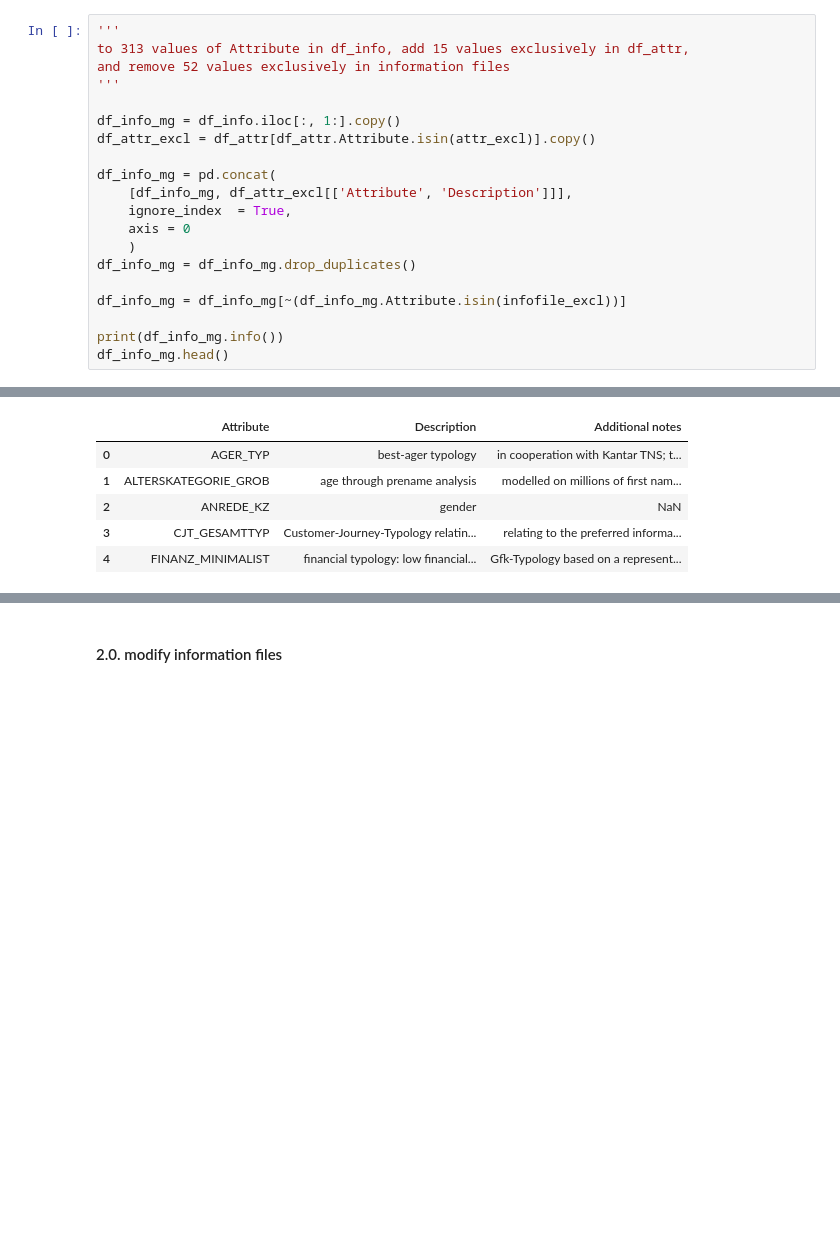
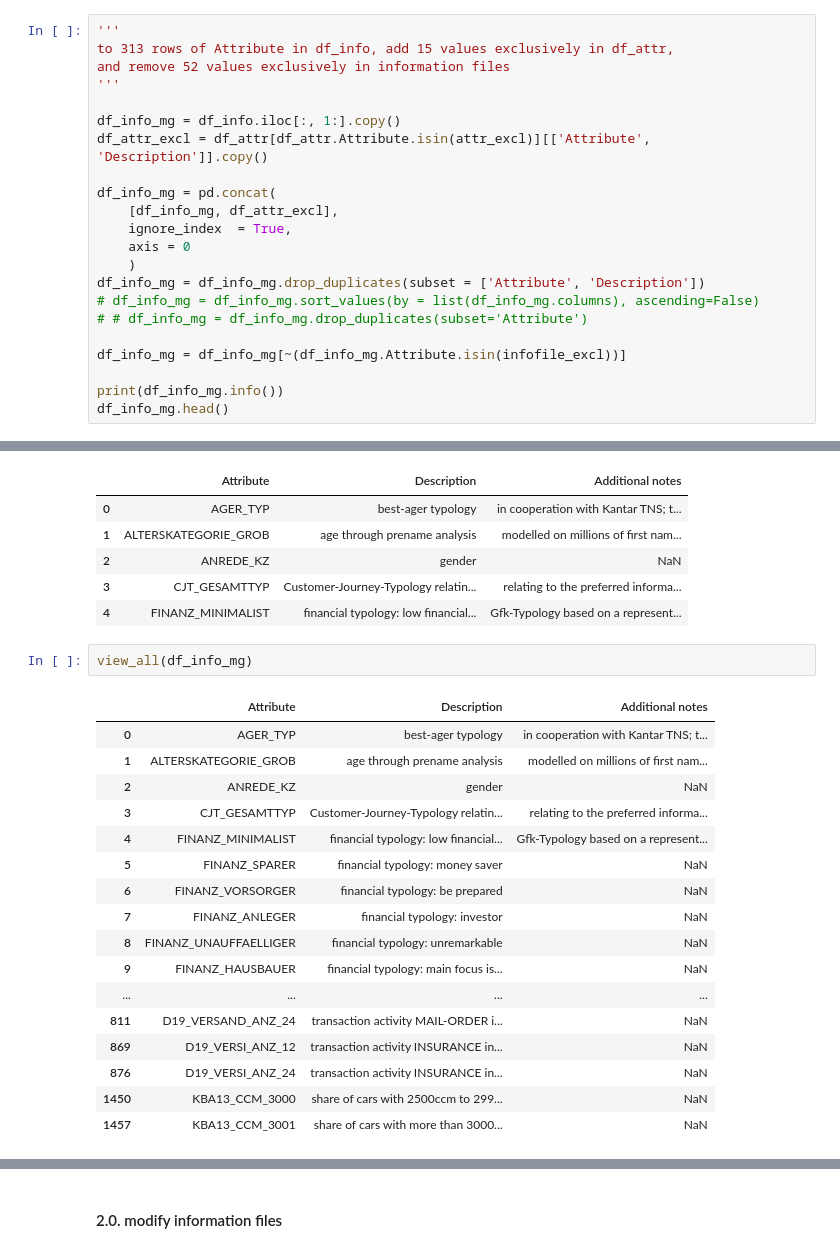
Before and after one commit to jaeyoun-chang/u_city_capstone, a Jupyter notebook: Arvato Project Workbook.ipynb, the cells around one changed output, grey strips where cells are left out. Saved outputs shown, nothing was run; the diff lists cells and outputs as text; blank space fills up the shorter version.

```diff
--- a/Arvato Project Workbook.ipynb
+++ b/Arvato Project Workbook.ipynb
@@ -443,19 +463,21 @@ print (len(infofile_excl), 'Attribute value(s) exclusively in information files:
 #### 2.1 merge information files for exploration
 # %%
 '''
-to 313 values of Attribute in df_info, add 15 values exclusively in df_attr,
+to 313 rows of Attribute in df_info, add 15 values exclusively in df_attr,
 and remove 52 values exclusively in information files
 '''
 
 df_info_mg = df_info.iloc[:, 1:].copy()
-df_attr_excl = df_attr[df_attr.Attribute.isin(attr_excl)].copy()
+df_attr_excl = df_attr[df_attr.Attribute.isin(attr_excl)][['Attribute', 'Description']].copy()
 
 df_info_mg = pd.concat(
-    [df_info_mg, df_attr_excl[['Attribute', 'Description']]],
+    [df_info_mg, df_attr_excl],
     ignore_index  = True,
     axis = 0
     )
-df_info_mg = df_info_mg.drop_duplicates()
+df_info_mg = df_info_mg.drop_duplicates(subset = ['Attribute', 'Description'])
+# df_info_mg = df_info_mg.sort_values(by = list(df_info_mg.columns), ascending=False)
+# # df_info_mg = df_info_mg.drop_duplicates(subset='Attribute')
 
 df_info_mg = df_info_mg[~(df_info_mg.Attribute.isin(infofile_excl))]
 
@@ -479,3 +501,23 @@ None
 | 2 | ANREDE_KZ | gender | NaN |
 | 3 | CJT_GESAMTTYP | Customer-Journey-Typology relatin... | relating to the preferred informa... |
 | 4 | FINANZ_MINIMALIST | financial typology: low financial... | Gfk-Typology based on a represent... |
+# %%
+view_all(df_info_mg)
+# %% [output]
+|  | Attribute | Description | Additional notes |
+| 0 | AGER_TYP | best-ager typology | in cooperation with Kantar TNS; t... |
+| 1 | ALTERSKATEGORIE_GROB | age through prename analysis | modelled on millions of first nam... |
+| 2 | ANREDE_KZ | gender | NaN |
+| 3 | CJT_GESAMTTYP | Customer-Journey-Typology relatin... | relating to the preferred informa... |
+| 4 | FINANZ_MINIMALIST | financial typology: low financial... | Gfk-Typology based on a represent... |
+| 5 | FINANZ_SPARER | financial typology: money saver | NaN |
+| 6 | FINANZ_VORSORGER | financial typology: be prepared | NaN |
+| 7 | FINANZ_ANLEGER | financial typology: investor | NaN |
+| 8 | FINANZ_UNAUFFAELLIGER | financial typology: unremarkable | NaN |
+| 9 | FINANZ_HAUSBAUER | financial typology: main focus is... | NaN |
+| ... | ... | ... | ... |
+| 811 | D19_VERSAND_ANZ_24 | transaction activity MAIL-ORDER i... | NaN |
+| 869 | D19_VERSI_ANZ_12 | transaction activity INSURANCE in... | NaN |
+| 876 | D19_VERSI_ANZ_24 | transaction activity INSURANCE in... | NaN |
+| 1450 | KBA13_CCM_3000 | share of cars with 2500ccm to 299... | NaN |
+| 1457 | KBA13_CCM_3001 | share of cars with more than 3000... | NaN |
```
Also changed, not shown: parts of 6 cells of this notebook.
